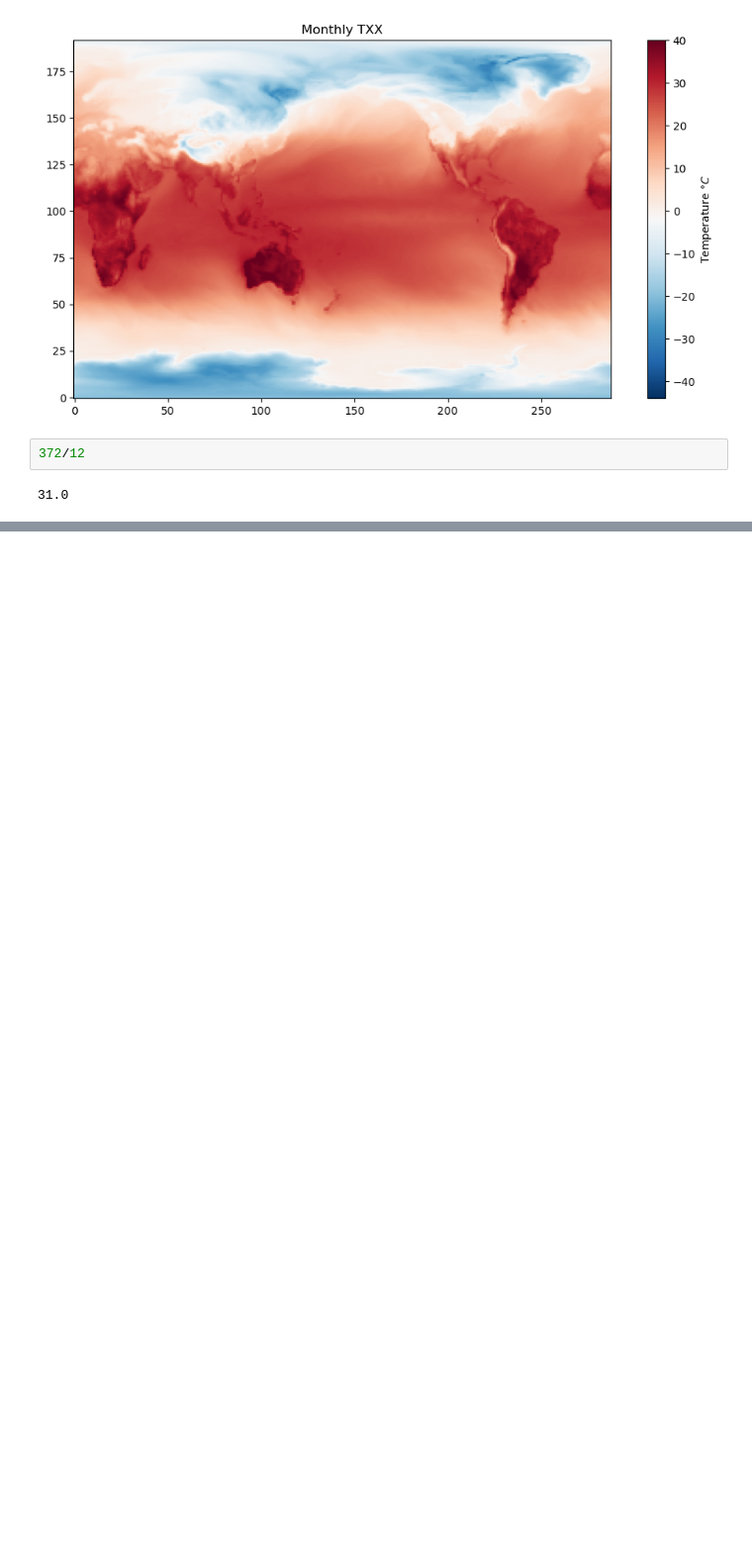
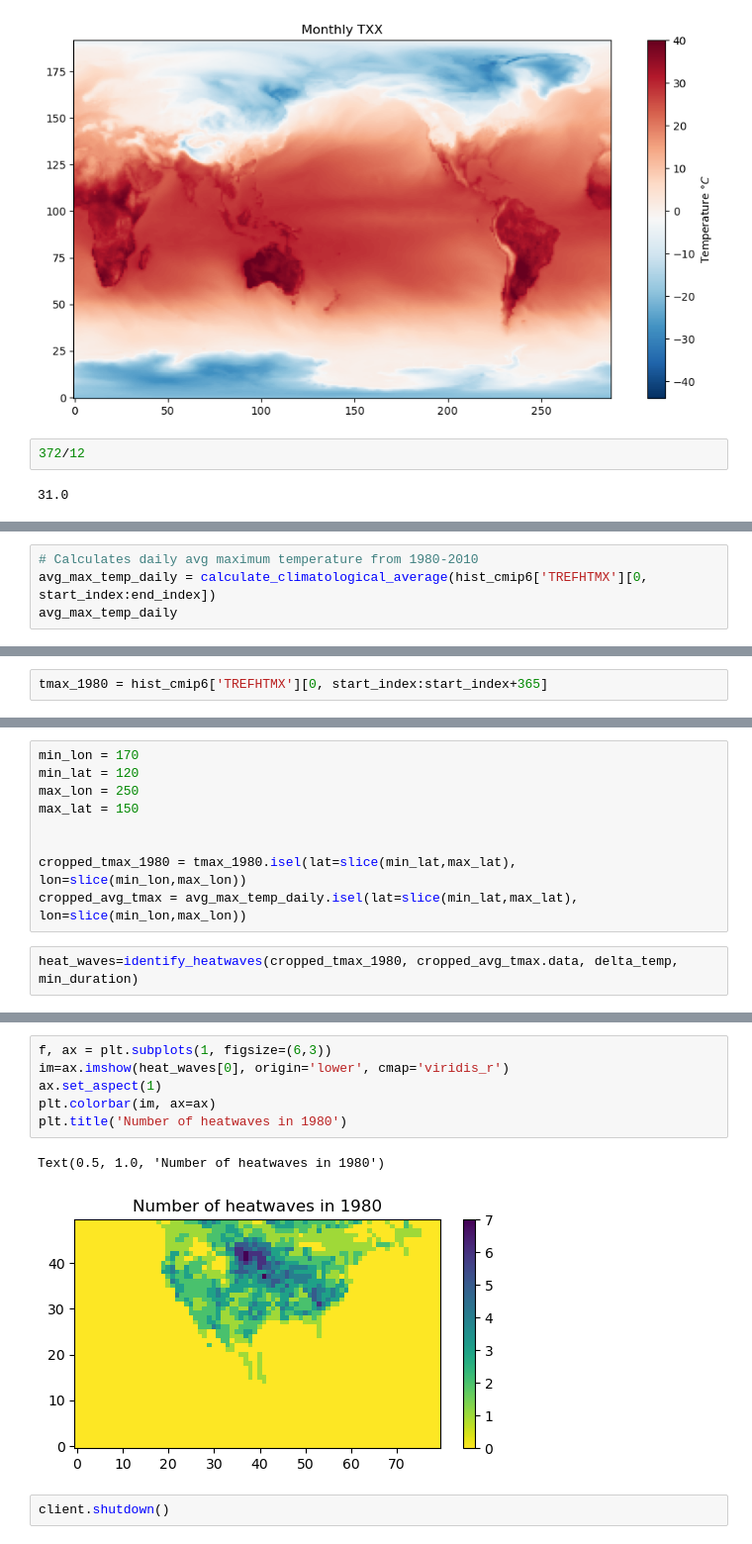
Before and after one commit to ProjectPythia/climate-variability-cookbook, a Jupyter notebook: notebooks/data_import_pyclimdex_Aman.ipynb, the cells around one changed output, grey strips where cells are left out. Shown at 99% size. Drawn from its saved outputs; the diff is of its cells as text; blank space fills up the shorter version.

Commit message:
Added heatwaves and monthly Txx notebooks

```diff
--- a/notebooks/data_import_pyclimdex_Aman.ipynb
+++ b/notebooks/data_import_pyclimdex_Aman.ipynb
@@ -193,0 +289,4 @@ plt.colorbar(sm, ax=ax, label=r'Temperature ${\degree C}$')
+# %%
+# Calculates daily avg maximum temperature from 1980-2010
+avg_max_temp_daily = calculate_climatological_average(hist_cmip6['TREFHTMX'][0, start_index:end_index])
+avg_max_temp_daily
@@ -193,0 +319,2 @@ plt.colorbar(sm, ax=ax, label=r'Temperature ${\degree C}$')
+# %%
+tmax_1980 = hist_cmip6['TREFHTMX'][0, start_index:start_index+365]
@@ -193,0 +327,11 @@ plt.colorbar(sm, ax=ax, label=r'Temperature ${\degree C}$')
+# %%
+min_lon = 170
+min_lat = 120
+max_lon = 250
+max_lat = 150
+
+
+cropped_tmax_1980 = tmax_1980.isel(lat=slice(min_lat,max_lat), lon=slice(min_lon,max_lon))
+cropped_avg_tmax = avg_max_temp_daily.isel(lat=slice(min_lat,max_lat), lon=slice(min_lon,max_lon))
+# %%
+heat_waves=identify_heatwaves(cropped_tmax_1980, cropped_avg_tmax.data, delta_temp, min_duration)
@@ -193,0 +370,11 @@ plt.colorbar(sm, ax=ax, label=r'Temperature ${\degree C}$')
+# %%
+f, ax = plt.subplots(1, figsize=(6,3))
+im=ax.imshow(heat_waves[0], origin='lower', cmap='viridis_r')
+ax.set_aspect(1)
+plt.colorbar(im, ax=ax)
+plt.title('Number of heatwaves in 1980')
+# %% [output]
+Text(0.5, 1.0, 'Number of heatwaves in 1980')
+[figure, added]
+# %%
+client.shutdown()
```
Also changed, not shown: parts of 14 cells of this notebook, 1 other file.
